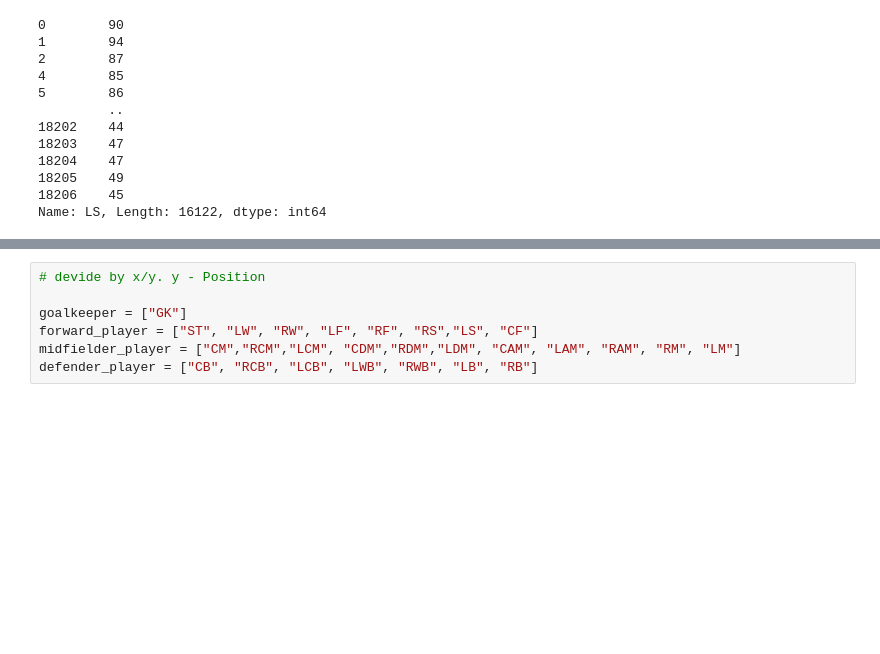
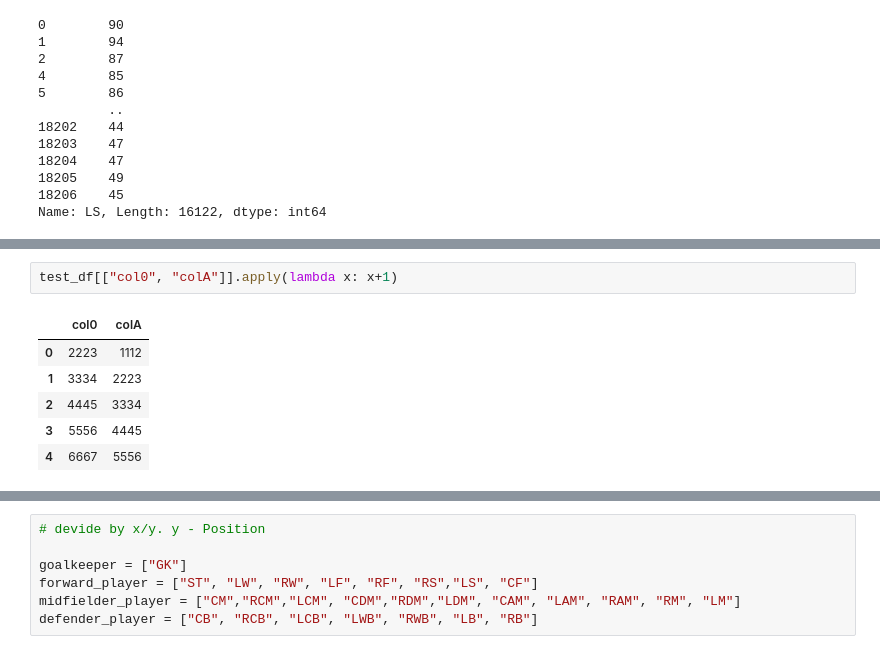
Before and after one commit to Nikitaion/TensorFlowLearning, a Jupyter notebook: 11_tensorflow_exam_skills_checklist.ipynb, the cells around one changed output, grey strips where cells are left out. Drawn from its saved outputs; the diff is of its cells as text; blank space fills up the shorter version.

```diff
--- a/11_tensorflow_exam_skills_checklist.ipynb
+++ b/11_tensorflow_exam_skills_checklist.ipynb
@@ -558,0 +595,9 @@ Name: LS, Length: 16122, dtype: int64
+# %%
+test_df[["col0", "colA"]].apply(lambda x: x+1)
+# %% [output]
+|  | col0 | colA |
+| 0 | 2223 | 1112 |
+| 1 | 3334 | 2223 |
+| 2 | 4445 | 3334 |
+| 3 | 5556 | 4445 |
+| 4 | 6667 | 5556 |
```
Also changed, not shown: parts of 15 cells of this notebook.
